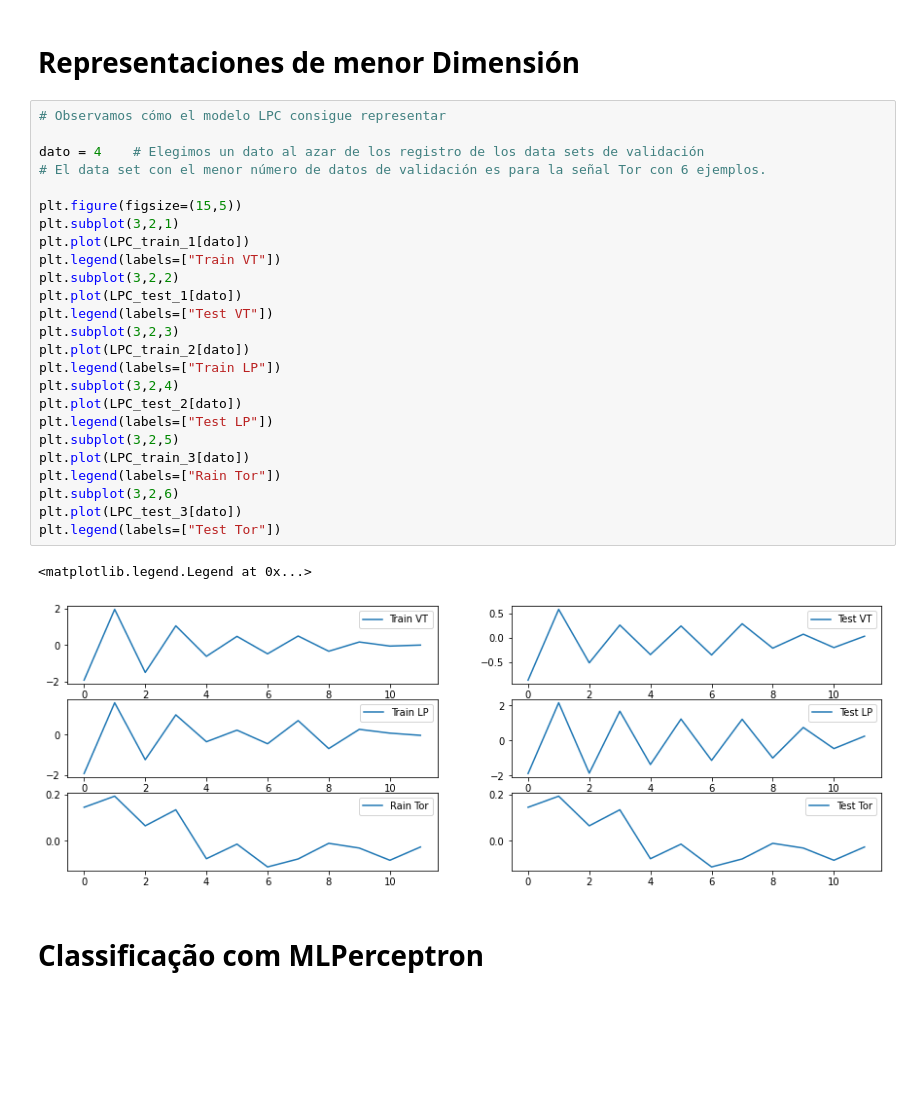
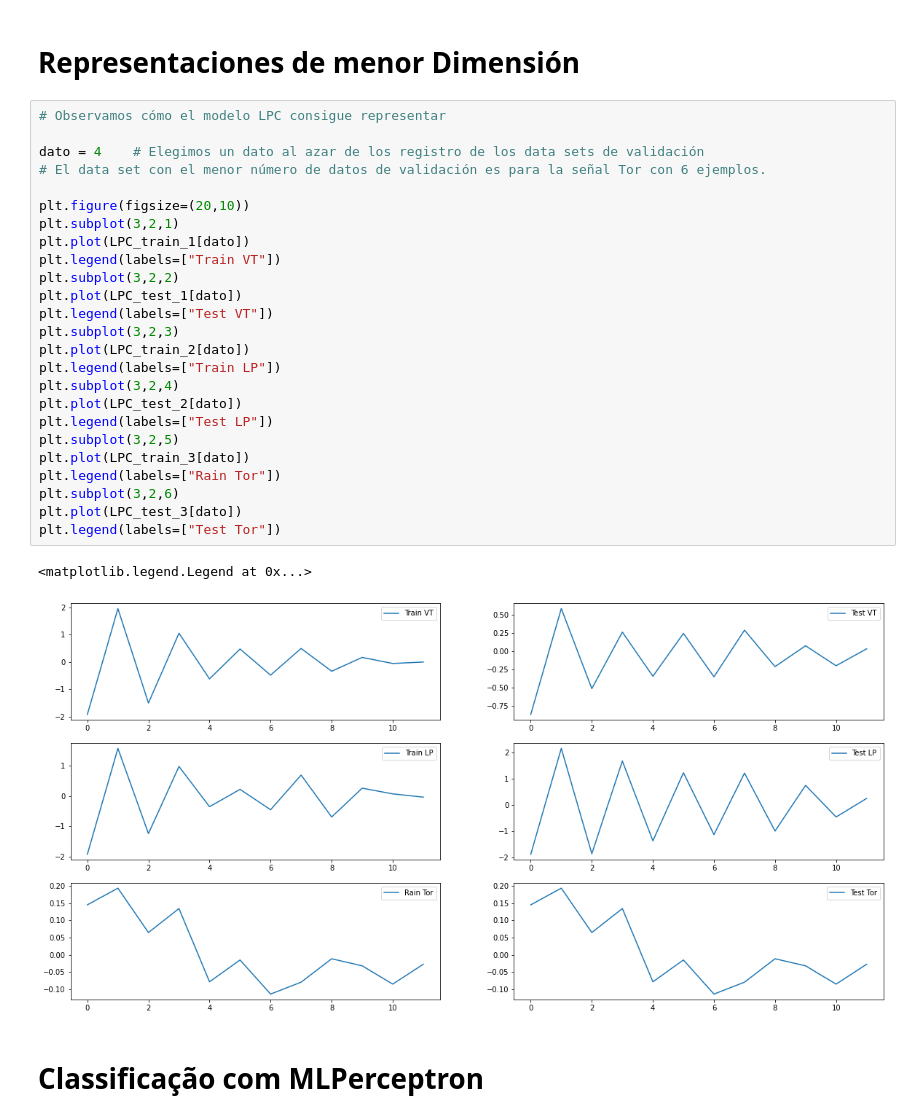
Before and after one commit to paulandrea0/Qualifica-LPC, a Jupyter notebook: LPC_Clasificador_MLPerseptron.ipynb, the cells around one changed output. Cells and saved outputs as stored; diff of their text form; blank space fills up the shorter version.

```diff
--- a/LPC_Clasificador_MLPerseptron.ipynb
+++ b/LPC_Clasificador_MLPerseptron.ipynb
@@ -712,31 +60,31 @@ plt.plot(VT[67])
 # %%
 # Observamos cómo el modelo LPC consigue representar
 
 dato = 4    # Elegimos un dato al azar de los registro de los data sets de validación
 # El data set con el menor número de datos de validación es para la señal Tor con 6 ejemplos.
 
-plt.figure(figsize=(15,5))
+plt.figure(figsize=(20,10))
 plt.subplot(3,2,1)
 plt.plot(LPC_train_1[dato])
 plt.legend(labels=["Train VT"])
 plt.subplot(3,2,2)
 plt.plot(LPC_test_1[dato])
 plt.legend(labels=["Test VT"])
 plt.subplot(3,2,3)
 plt.plot(LPC_train_2[dato])
 plt.legend(labels=["Train LP"])
 plt.subplot(3,2,4)
 plt.plot(LPC_test_2[dato])
 plt.legend(labels=["Test LP"])
 plt.subplot(3,2,5)
 plt.plot(LPC_train_3[dato])
 plt.legend(labels=["Rain Tor"])
 plt.subplot(3,2,6)
 plt.plot(LPC_test_3[dato])
 plt.legend(labels=["Test Tor"])
 # %% [output]
 <matplotlib.legend.Legend at 0x...>
-[figure, old version]
+[figure, new version]
 # %% [markdown]
 # **Classificação com MLPerceptron**
 # %% [markdown]
```
Also changed, not shown: parts of 25 cells of this notebook.
